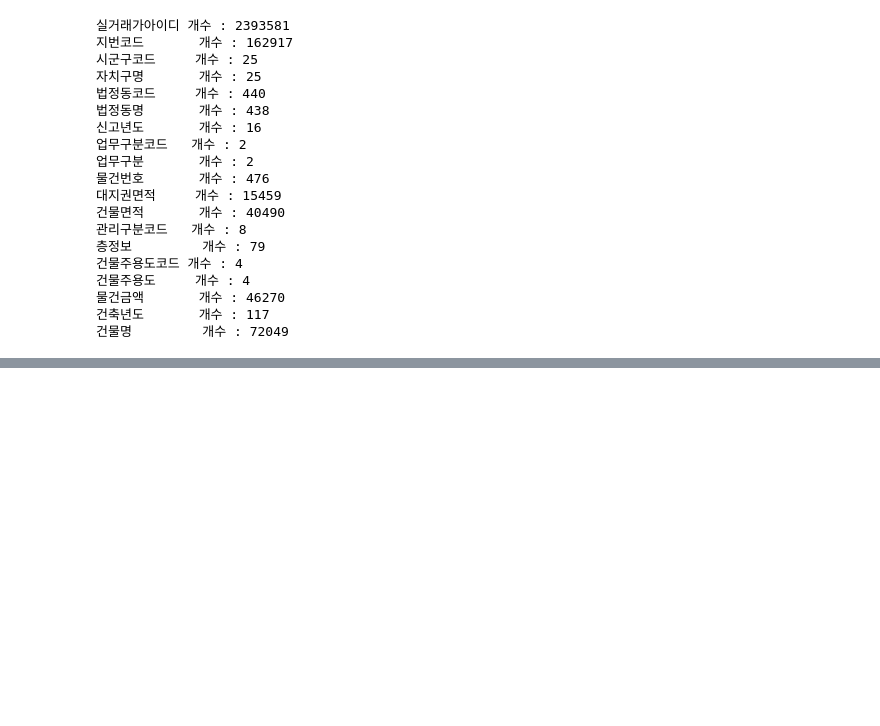
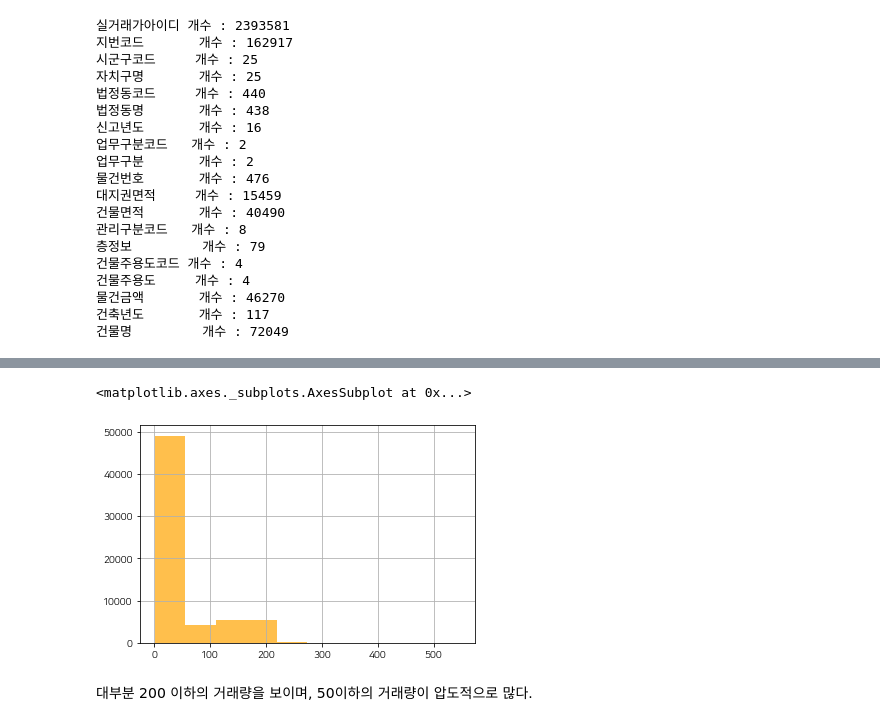
Before and after one commit to MinsooKwak/real_estate, a Jupyter notebook: real_estate_data.ipynb, the cells around one changed output, grey strips where cells are left out. Drawn from its saved outputs; the diff is of its cells as text; code cells hidden in the pictures; blank space fills up the shorter version.

```diff
--- a/real_estate_data.ipynb
+++ b/real_estate_data.ipynb
@@ -204,0 +211,10 @@ print(f'건물명         개수 : {df.건물명.nunique()}')
+# %%
+# 아이디를 도출하기 위한 함수를 정의합니다.
+def split_dash(str):
+  str = str.split('-',maxsplit=4)
+  return str[3]
+# %%
+df.실거래가아이디 = df.실거래가아이디.astype(str)
+# %%
+df['아이디']= df['실거래가아이디'].apply(split_dash)
+df.head(2)
@@ -204,0 +231,3 @@ print(f'건물명         개수 : {df.건물명.nunique()}')
+# %%
+df2 = df[['아이디','지번코드','시군구코드','자치구명','법정동코드','법정동명','신고년도','업무구분코드','업무구분','물건번호','대지권면적','건물면적','관리구분코드','층정보','건물주용도코드','건물주용도','물건금액','건축년도','건물명']]
+df2.head(2)
@@ -204,0 +253,8 @@ print(f'건물명         개수 : {df.건물명.nunique()}')
+# %%
+# 약 50개 기준으로 확인
+df2.아이디.value_counts().hist(bins=10,facecolor='orange', alpha=0.7)
+# %% [output]
+<matplotlib.axes._subplots.AxesSubplot at 0x...>
+[figure, added]
+# %% [markdown]
+대부분 200 이하의 거래량을 보이며, 50이하의 거래량이 압도적으로 많다.
```
Also changed, not shown: parts of 10 cells of this notebook.
